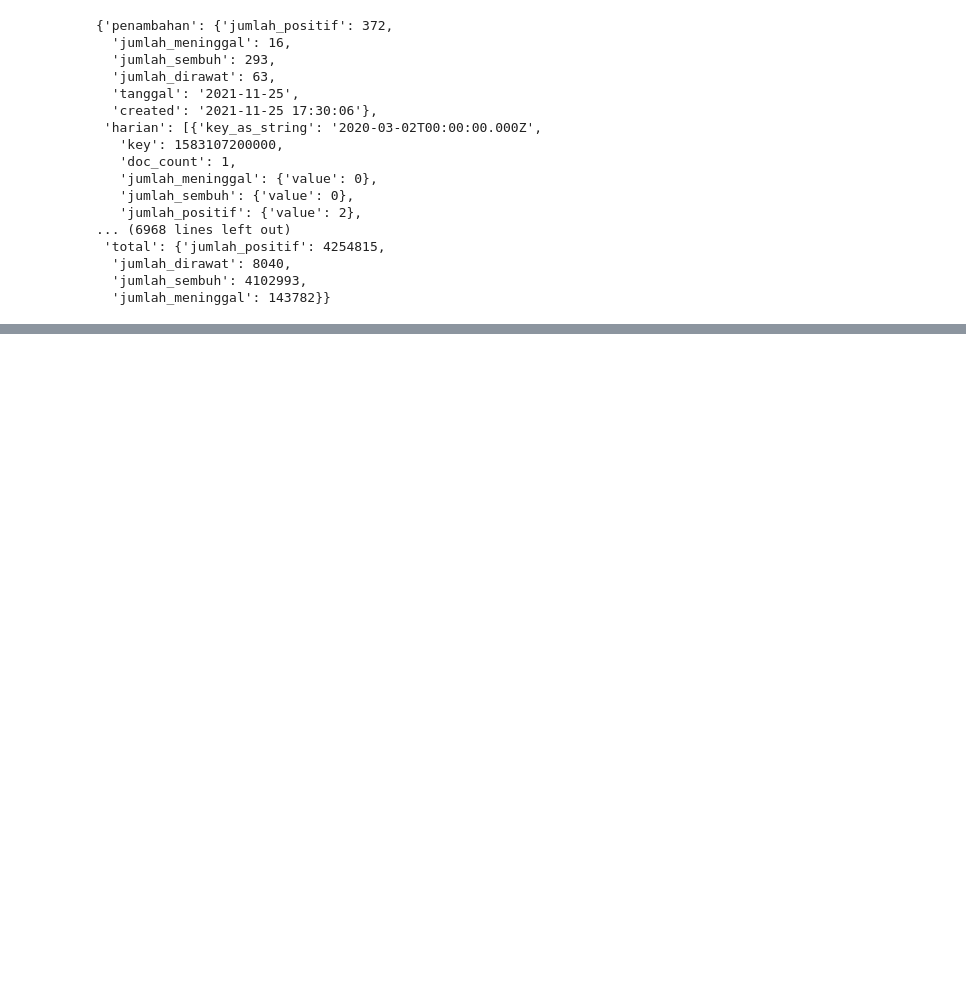
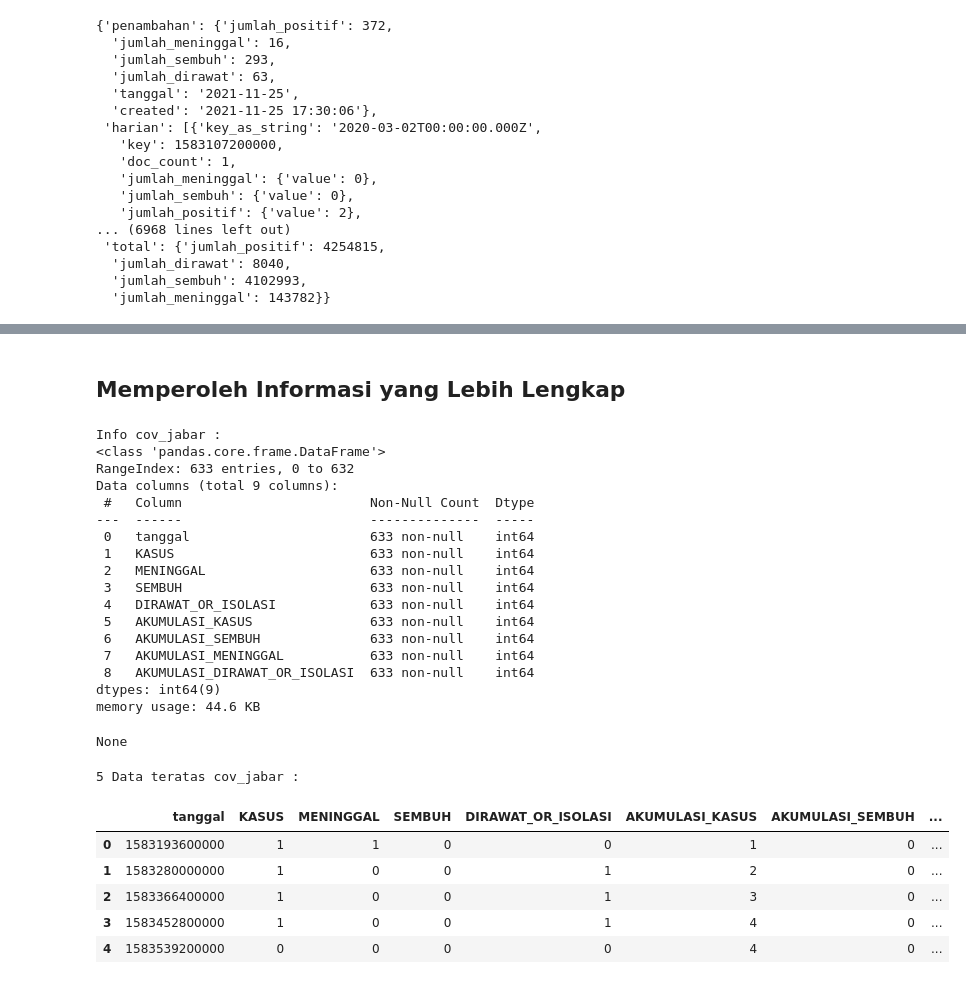
Before and after one commit to UsepSyaikalArifin/Application-File-PT-Bukit-Makmur-Mandiri-Utama-BUMA-, a Jupyter notebook: Kelas Penerapan di Industri/Eksplorasi dan Analisis Data COVID-19 Indonesia using Python/Jupyter Notebook/main.ipynb, the cells around one changed output, grey strips where cells are left out. Drawn from its saved outputs; the diff is of its cells as text; code cells hidden in the pictures; blank space fills up the shorter version.

```diff
--- a/Kelas Penerapan di Industri/Eksplorasi dan Analisis Data COVID-19 Indonesia using Python/Jupyter Notebook/main.ipynb
+++ b/Kelas Penerapan di Industri/Eksplorasi dan Analisis Data COVID-19 Indonesia using Python/Jupyter Notebook/main.ipynb
@@ -112,0 +186,37 @@ display(cov_id_update)
+# %% [markdown]
+## Memperoleh Informasi yang Lebih Lengkap
+# %%
+import numpy as np
+import pandas as pd
+
+cov_jabar = pd.DataFrame(cov_jabar_raw["list_perkembangan"])
+print("Info cov_jabar : ")
+display(cov_jabar.info())
+print("5 Data teratas cov_jabar : ")
+display(cov_jabar.head())
+# %% [output]
+Info cov_jabar :
+<class 'pandas.core.frame.DataFrame'>
+RangeIndex: 633 entries, 0 to 632
+Data columns (total 9 columns):
+ #   Column                        Non-Null Count  Dtype
+---  ------                        --------------  -----
+ 0   tanggal                       633 non-null    int64
+ 1   KASUS                         633 non-null    int64
+ 2   MENINGGAL                     633 non-null    int64
+ 3   SEMBUH                        633 non-null    int64
+ 4   DIRAWAT_OR_ISOLASI            633 non-null    int64
+ 5   AKUMULASI_KASUS               633 non-null    int64
+ 6   AKUMULASI_SEMBUH              633 non-null    int64
+ 7   AKUMULASI_MENINGGAL           633 non-null    int64
+ 8   AKUMULASI_DIRAWAT_OR_ISOLASI  633 non-null    int64
+dtypes: int64(9)
+memory usage: 44.6 KB
+None
+5 Data teratas cov_jabar :
+|  | tanggal | KASUS | MENINGGAL | SEMBUH | DIRAWAT_OR_ISOLASI | AKUMULASI_KASUS | AKUMULASI_SEMBUH | ... |
+| 0 | 1583193600000 | 1 | 1 | 0 | 0 | 1 | 0 | ... |
+| 1 | 1583280000000 | 1 | 0 | 0 | 1 | 2 | 0 | ... |
+| 2 | 1583366400000 | 1 | 0 | 0 | 1 | 3 | 0 | ... |
+| 3 | 1583452800000 | 1 | 0 | 0 | 1 | 4 | 0 | ... |
+| 4 | 1583539200000 | 0 | 0 | 0 | 0 | 4 | 0 | ... |
```
Also changed, not shown: parts of 14 cells of this notebook, 1 other file.
